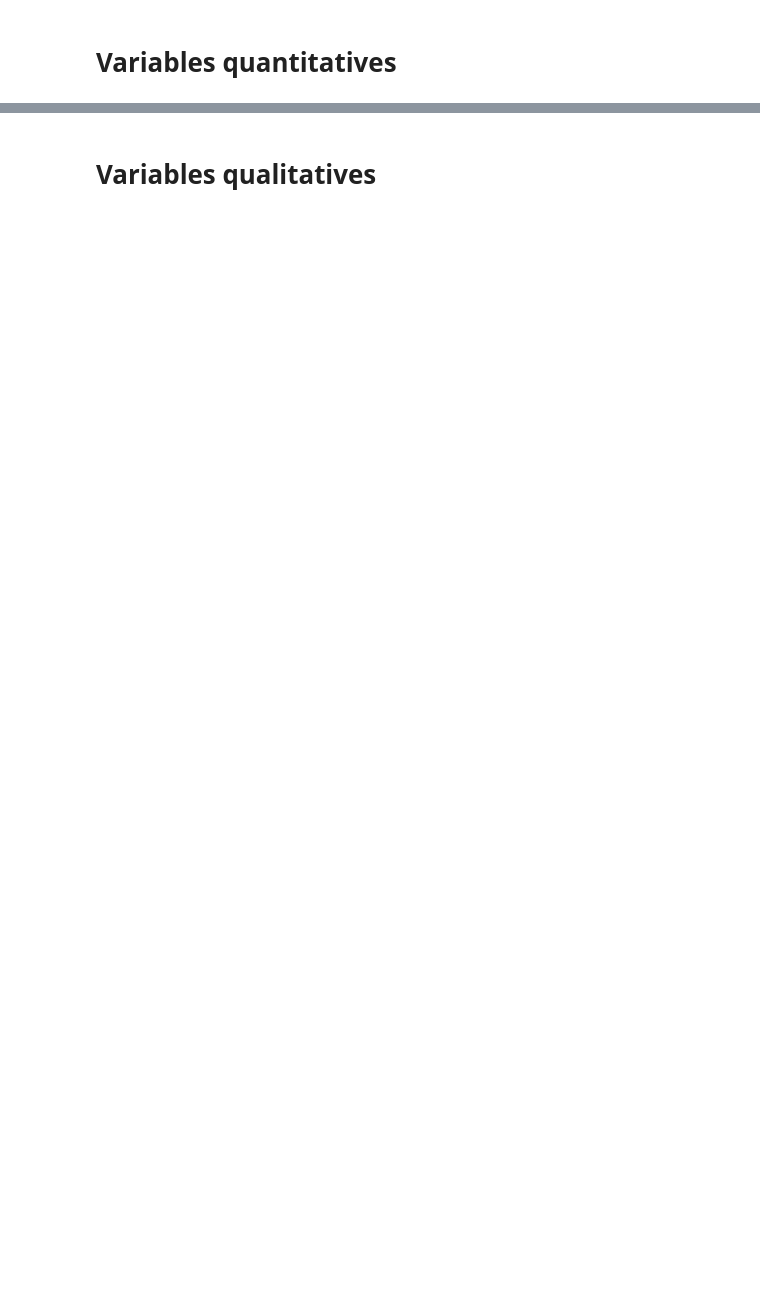
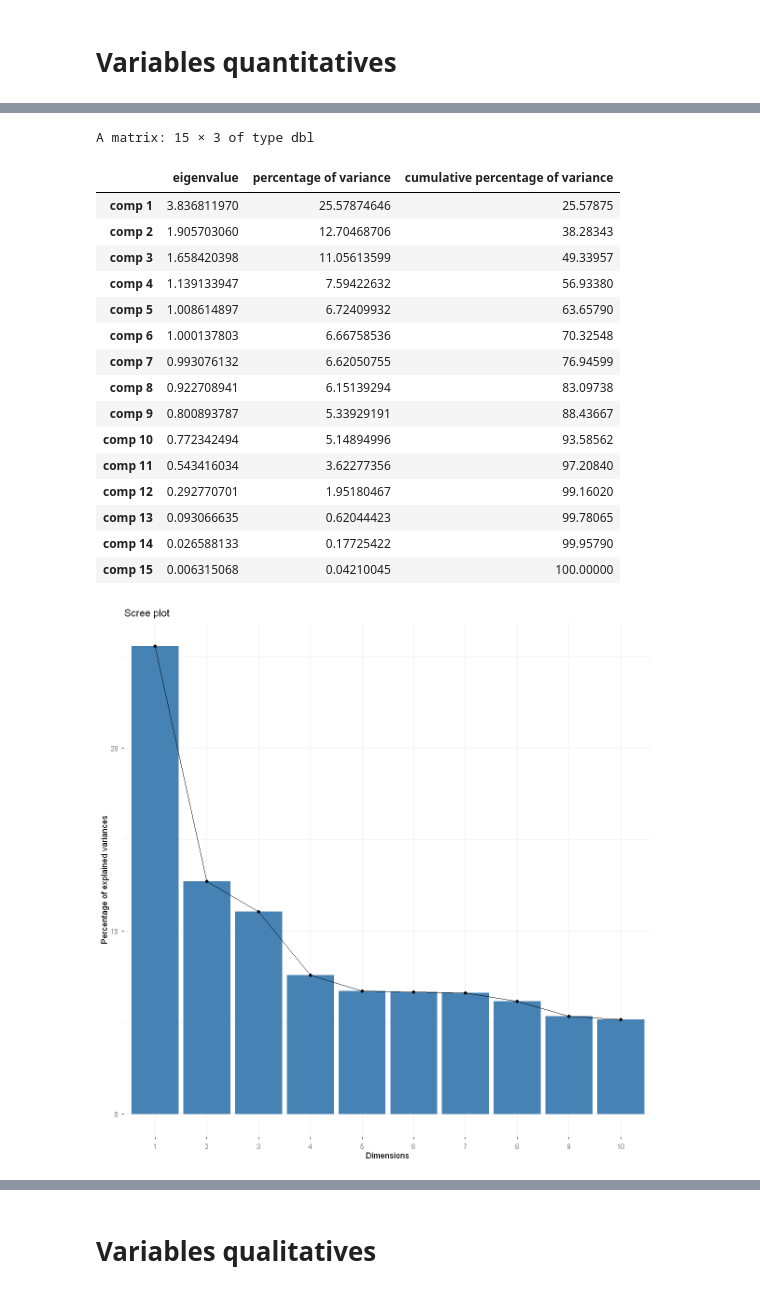
Before and after one commit to LjAquinox/Projet_Analyse_Steam, a Jupyter notebook: notebook_R_lukas.ipynb, the cells around one changed output, grey strips where cells are left out. Drawn from its saved outputs; the diff is of its cells as text; code cells hidden in the pictures; blank space fills up the shorter version.

```diff
--- a/notebook_R_lukas.ipynb
+++ b/notebook_R_lukas.ipynb
@@ -99,0 +368,17 @@ Après analyse, nous avons identifié la présence de doublons homonymes (jeux p
+# %%
+data5 <- data4 %>%
+  mutate(LanguageCount = case_when(
+      Language == "" ~ 0, # Cas où c'est vide
+    TRUE ~ str_count(Language, ",") + 1                      # Cas normal
+  ))
+# %%
+data5$Average.playtime.forever=data3$Average.playtime.forever+1
+data5$Median.playtime.forever=data5$Median.playtime.forever+1
+
+
+data5[, "LAverage.playtime.forever"] <- log(data5[, "Average.playtime.forever"])
+
+data5[, "LMedian.playtime.forever"] <- log(data5[, "Median.playtime.forever"])
+# %%
+data5 <- data5 %>% select(-c(Average.playtime.forever,Median.playtime.forever))
+summary(data5)
@@ -117,0 +480,5 @@ Puisque nous n'avons pas encore filtré les variables et que pour beaucoup de je
+# %%
+res.pca <- PCA(data_quanti,ncp = ncol(data_quanti), scale.unit = TRUE, graph = FALSE)
+fviz_eig(res.pca)
+res.pca$eig
+# %% [output]
@@ -118 +487,19 @@ Puisque nous n'avons pas encore filtré les variables et que pour beaucoup de je
+A matrix: 15 × 3 of type dbl
+|  | eigenvalue | percentage of variance | cumulative percentage of variance |
+| comp 1 | 3.836811970 | 25.57874646 | 25.57875 |
+| comp 2 | 1.905703060 | 12.70468706 | 38.28343 |
+| comp 3 | 1.658420398 | 11.05613599 | 49.33957 |
+| comp 4 | 1.139133947 | 7.59422632 | 56.93380 |
+| comp 5 | 1.008614897 | 6.72409932 | 63.65790 |
+| comp 6 | 1.000137803 | 6.66758536 | 70.32548 |
+| comp 7 | 0.993076132 | 6.62050755 | 76.94599 |
+| comp 8 | 0.922708941 | 6.15139294 | 83.09738 |
+| comp 9 | 0.800893787 | 5.33929191 | 88.43667 |
+| comp 10 | 0.772342494 | 5.14894996 | 93.58562 |
+| comp 11 | 0.543416034 | 3.62277356 | 97.20840 |
+| comp 12 | 0.292770701 | 1.95180467 | 99.16020 |
+| comp 13 | 0.093066635 | 0.62044423 | 99.78065 |
+| comp 14 | 0.026588133 | 0.17725422 | 99.95790 |
+| comp 15 | 0.006315068 | 0.04210045 | 100.00000 |
+[figure, added]
 # %%
```
Also changed, not shown: parts of 45 cells of this notebook.
